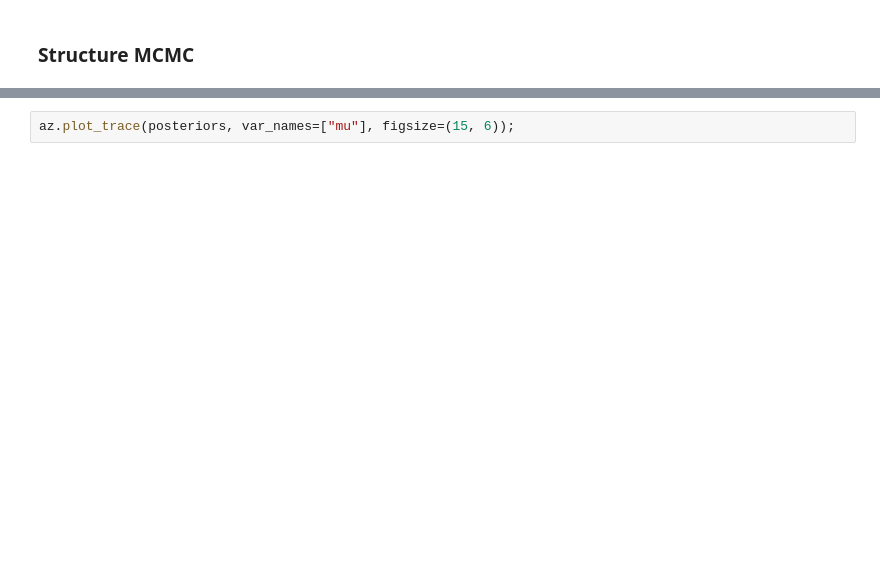
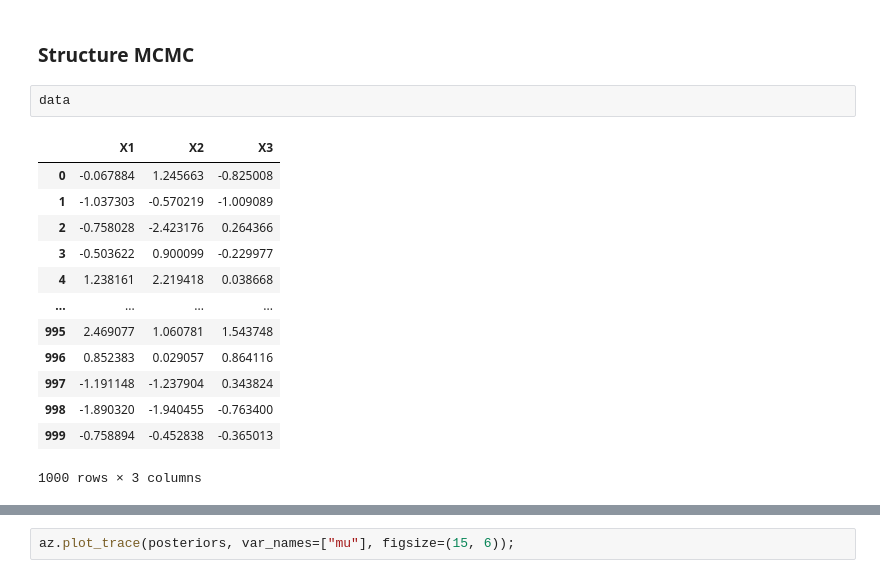
Before and after one commit to catarina-moreira/Structure_Learning_Study, a Jupyter notebook: causal_discovery/structure_MCMC.ipynb, the cells around one changed output, grey strips where cells are left out. Cells and saved outputs as stored; diff of their text form; blank space fills up the shorter version.

```diff
--- a/causal_discovery/structure_MCMC.ipynb
+++ b/causal_discovery/structure_MCMC.ipynb
@@ -704,5 +803,21 @@ print(data.shape)
 # %% [markdown]
 ### Structure MCMC
+# %%
+data
+# %% [output]
+|  | X1 | X2 | X3 |
+| 0 | -0.067884 | 1.245663 | -0.825008 |
+| 1 | -1.037303 | -0.570219 | -1.009089 |
+| 2 | -0.758028 | -2.423176 | 0.264366 |
+| 3 | -0.503622 | 0.900099 | -0.229977 |
+| 4 | 1.238161 | 2.219418 | 0.038668 |
+| ... | ... | ... | ... |
+| 995 | 2.469077 | 1.060781 | 1.543748 |
+| 996 | 0.852383 | 0.029057 | 0.864116 |
+| 997 | -1.191148 | -1.237904 | 0.343824 |
+| 998 | -1.890320 | -1.940455 | -0.763400 |
+| 999 | -0.758894 | -0.452838 | -0.365013 |
+1000 rows × 3 columns
 # %%
 from src.StructureLearning import StructureLearningAlgorithm
 from src.SGS import SGS
```
Also changed, not shown: parts of 16 cells of this notebook, 2 other files.
